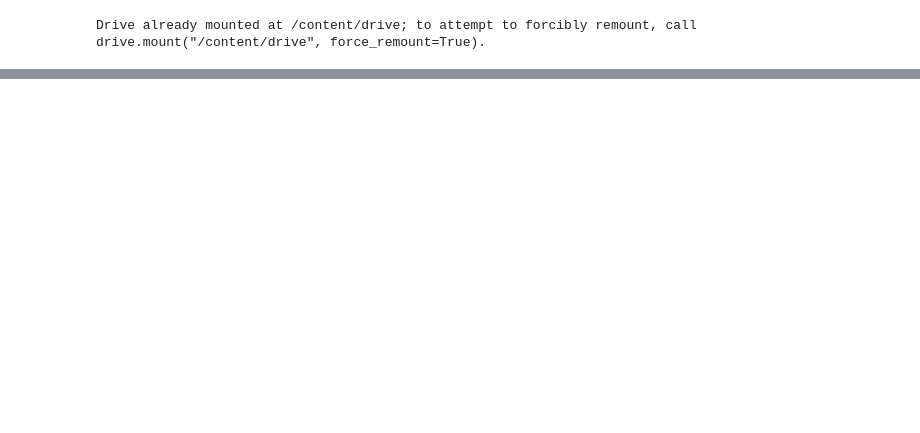
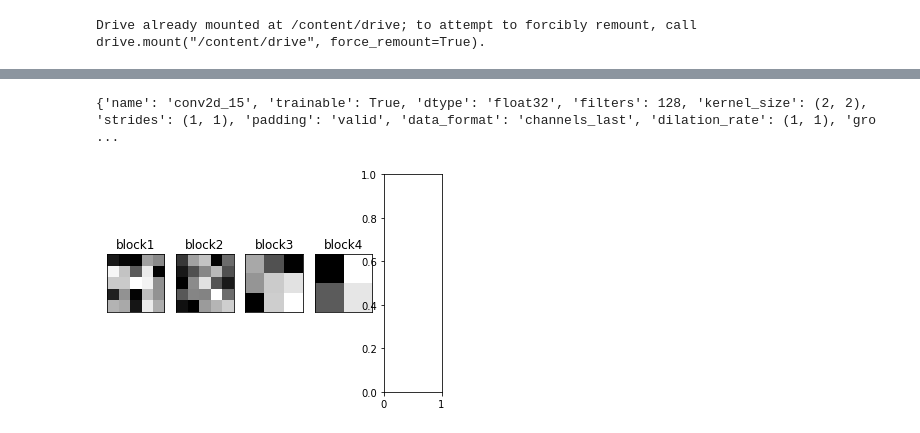
Before and after one commit to iitmcvg/InterIIT_2021, a Jupyter notebook: GTSRB_sign_rec.ipynb, the cells around one changed output, grey strips where cells are left out. Saved outputs shown, nothing was run; the diff lists cells and outputs as text; code cells hidden in the pictures; blank space fills up the shorter version.

```diff
--- a/GTSRB_sign_rec.ipynb
+++ b/GTSRB_sign_rec.ipynb
@@ -110,6 +160,33 @@ model.compile(
     optimizer='adam',
     metrics=['accuracy']
 )
+# %%
+#creating a mapping of layer name ot layer details
+#we will create a dictionary layers_info which maps a layer name to its charcteristics
+layers_info = {}
+for i in model.layers:
+    layers_info[i.name] = i.get_config()
+
+#here the layer_weights dictionary will map every layer_name to its corresponding weights
+layer_weights = {}
+for i in model.layers:
+    layer_weights[i.name] = i.get_weights()
+
+print(layers_info['conv2d_15'])
+# %% [output]
+{'name': 'conv2d_15', 'trainable': True, 'dtype': 'float32', 'filters': 128, 'kernel_size': (2, 2), 'strides': (1, 1), 'padding': 'valid', 'data_format': 'channels_last', 'dilation_rate': (1, 1), 'gro ...
+# %%
+layers = model.layers
+layer_ids = [0,1,4,5]
+#plot the filters
+fig,ax = plt.subplots(nrows=1,ncols=5)
+for i in range(4):
+    ax[i].imshow(layers[layer_ids[i]].get_weights()[0][:,:,:,0][:,:,0],cmap='gray')
+    ax[i].set_title('block'+str(i+1))
+    ax[i].set_xticks([])
+    ax[i].set_yticks([])
+# %% [output]
+[figure, added]
 # %%
 X_test=X_val
 
```
Also changed, not shown: parts of 9 cells of this notebook.
